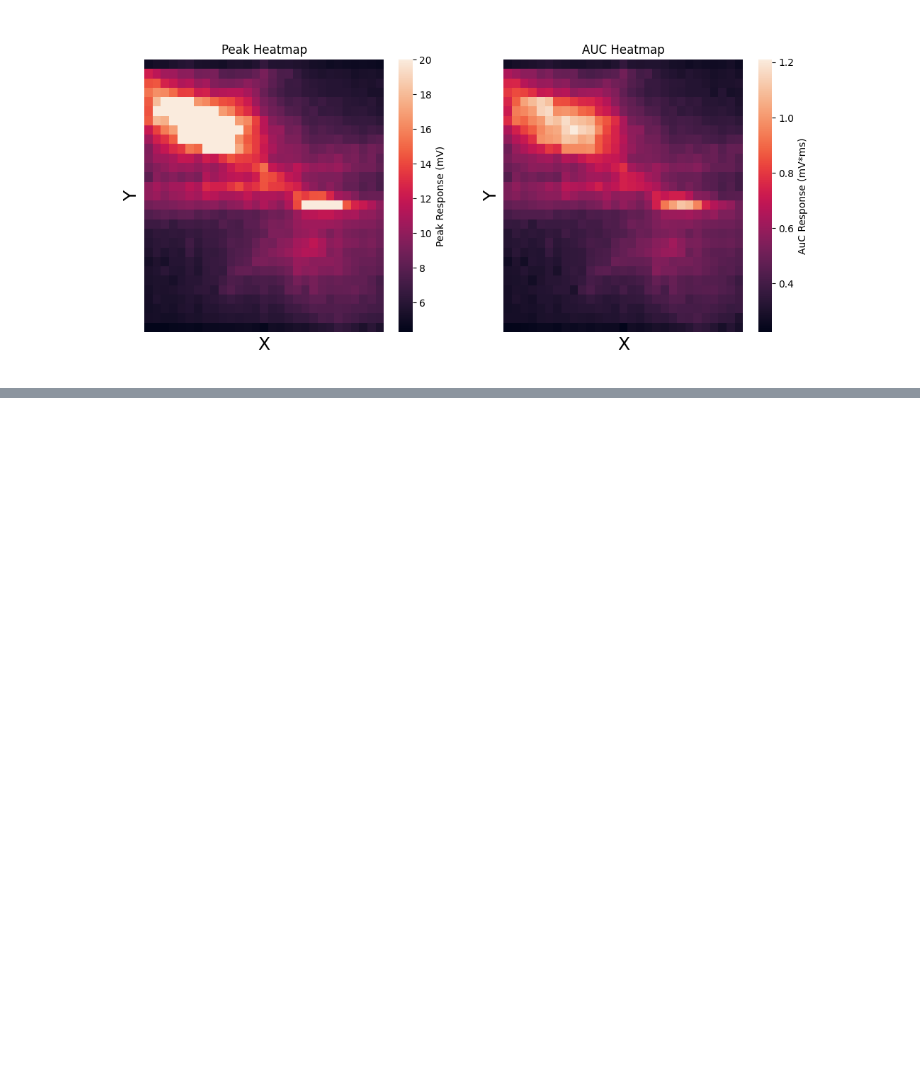
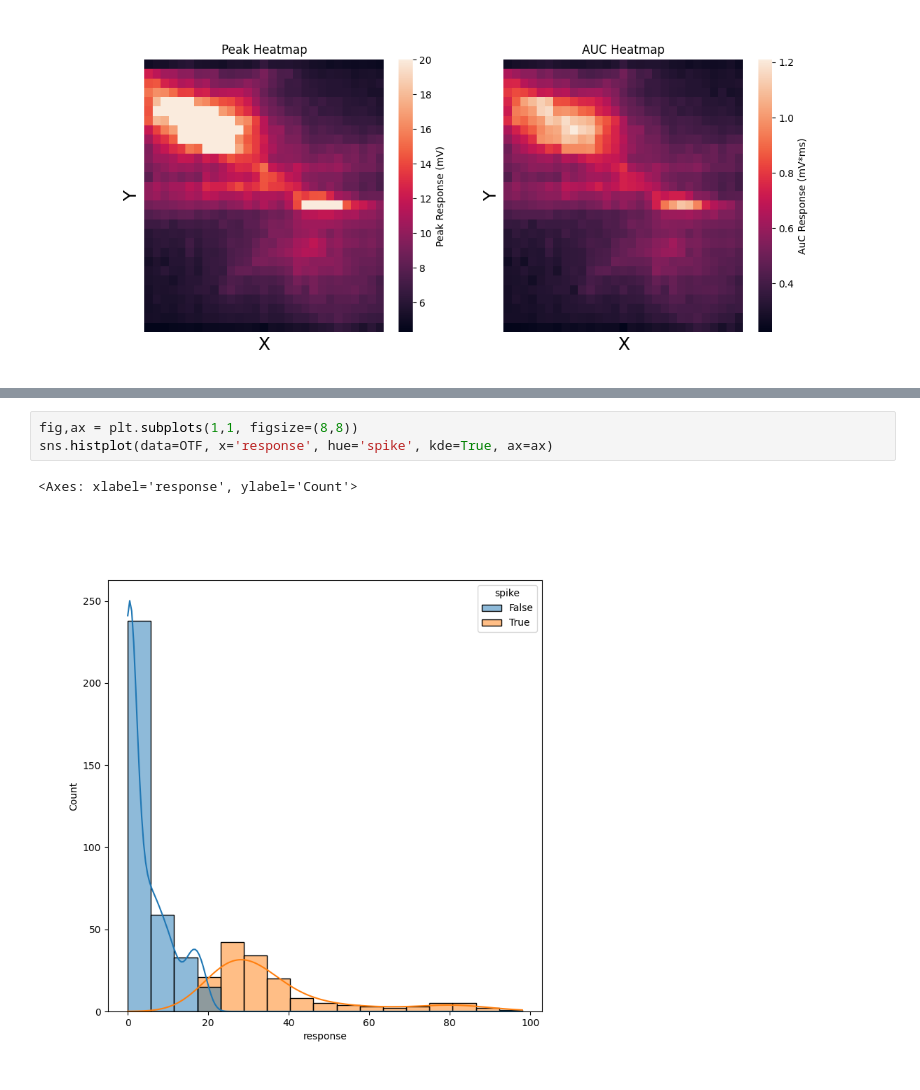
Before and after one commit to BhallaLab/Asymmetries-Analysis-Scripts, a Jupyter notebook: grid_response.ipynb, the cells around one changed output, grey strips where cells are left out. Cells and saved outputs as stored; diff of their text form; blank space fills up the shorter version.

```diff
--- a/grid_response.ipynb
+++ b/grid_response.ipynb
@@ -883,0 +1026,6 @@ dict_keys(['__header__', '__version__', '__globals__', 'AnalysedFile', 'Analysed
+# %%
+fig,ax = plt.subplots(1,1, figsize=(8,8))
+sns.histplot(data=OTF, x='response', hue='spike', kde=True, ax=ax)
+# %% [output]
+<Axes: xlabel='response', ylabel='Count'>
+[figure, added]
```
Also changed, not shown: parts of 15 cells of this notebook, 3 other files.
